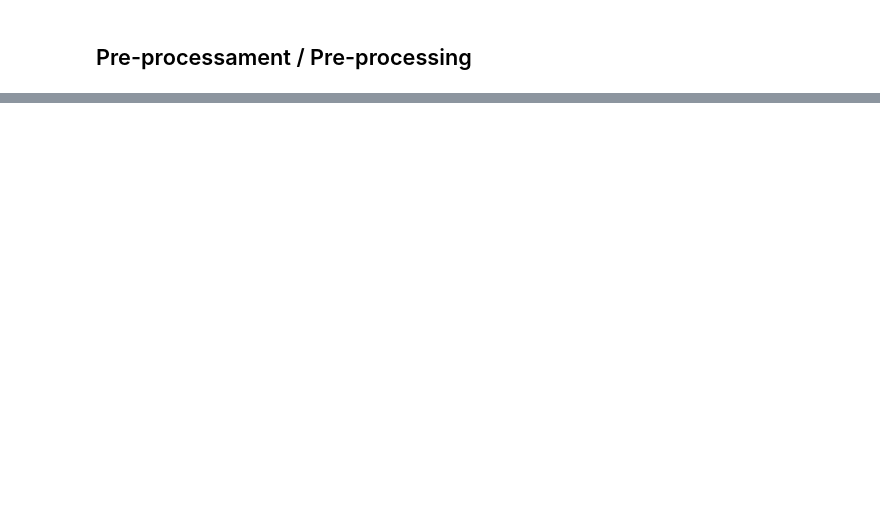
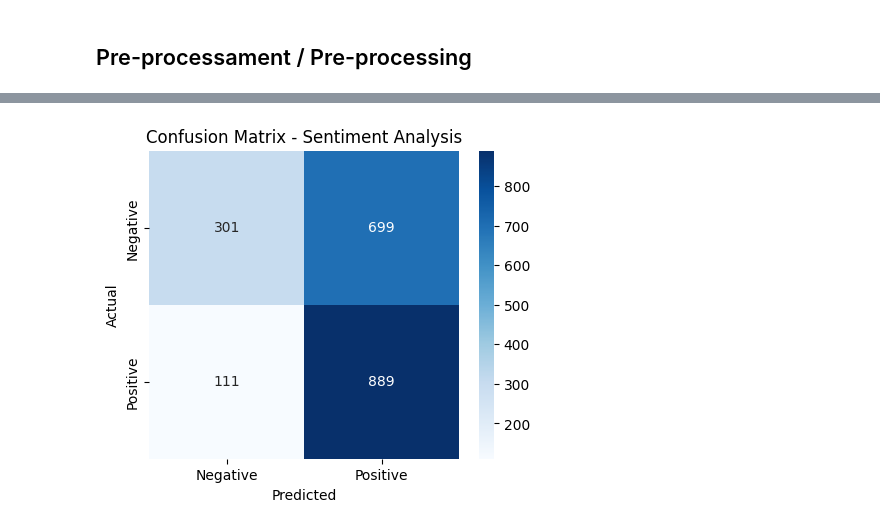
Before and after one commit to paulaa2/Practica2_PLH, a Jupyter notebook: main_updated.ipynb, the cells around one changed output, grey strips where cells are left out. Saved outputs shown, nothing was run; the diff lists cells and outputs as text; code cells hidden in the pictures; blank space fills up the shorter version.

```diff
--- a/main_updated.ipynb
+++ b/main_updated.ipynb
@@ -113,0 +200,14 @@ results_df
+# %%
+# Preprocessament del text
+stop_words = set(stopwords.words('english'))
+
+def get_sentiment_score(word, pos):
+    """
+    Aquesta funció obté el sentiment del synset a partir de SentiWordNet.
+    """
+    synsets = wn.synsets(word, pos=pos)
+    if synsets:
+        synset = synsets[0]  # Es fa servir el primer synset que trobem
+        senti_score = swn.senti_synset(synset.name())
+        return senti_score.pos_score(), senti_score.neg_score()
+    return 0, 0  # Si no hi ha synset, retornem 0 com a sentiment neutre
@@ -113,0 +249,27 @@ results_df
+# %%
+# Test all reviews in the dataset
+results = []
+
+for review_index in range(len(df)):
+    review_text = df['review'].iloc[review_index]
+    pos_score, neg_score = preprocess_review(review_text)
+
+    # Combine the values to decide if the review is positive or negative
+    sentiment = "Positiu" if pos_score > neg_score else "Negatiu"
+    results.append((review_index, sentiment))
+
+# Convert results to DataFrame for better visualization
+results_df = pd.DataFrame(results, columns=['Review Index', 'Sentiment'])
+
+# Crear una matriz de confusión comparando el sentimiento real con el predicho
+cm = confusion_matrix(df['sentiment'].apply(lambda x: 1 if x == 'pos' else 0), results_df['Sentiment'].apply(lambda x: 1 if x == 'Positiu' else 0))
+
+# Visualizar la matriz de confusión
+plt.figure(figsize=(5, 4))
+sns.heatmap(cm, annot=True, fmt='d', cmap='Blues', xticklabels=['Negative', 'Positive'], yticklabels=['Negative', 'Positive'])
+plt.xlabel('Predicted')
+plt.ylabel('Actual')
+plt.title('Confusion Matrix - Sentiment Analysis')
+plt.show()
+# %% [output]
+[figure, added]
```
Also changed, not shown: parts of 10 cells of this notebook, 1 other file.
